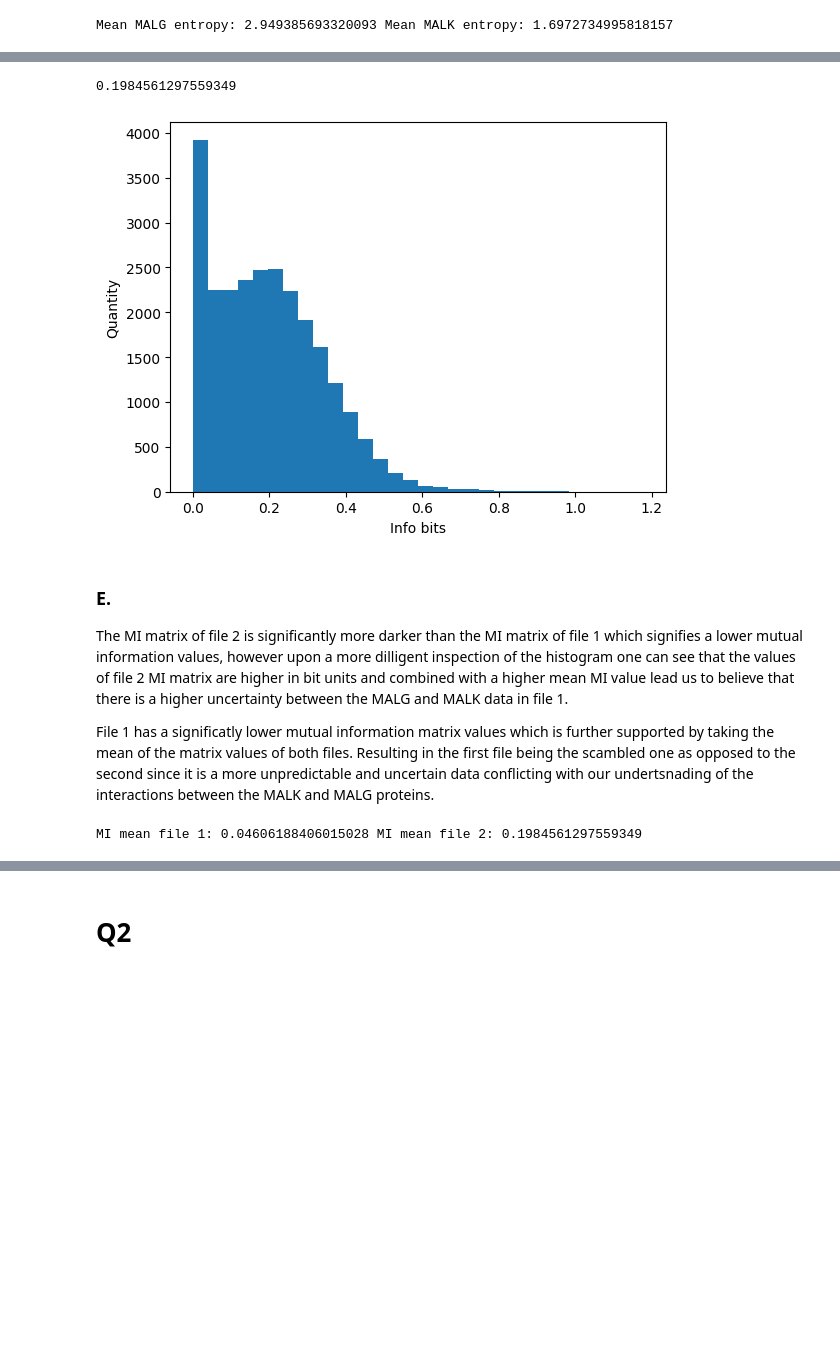
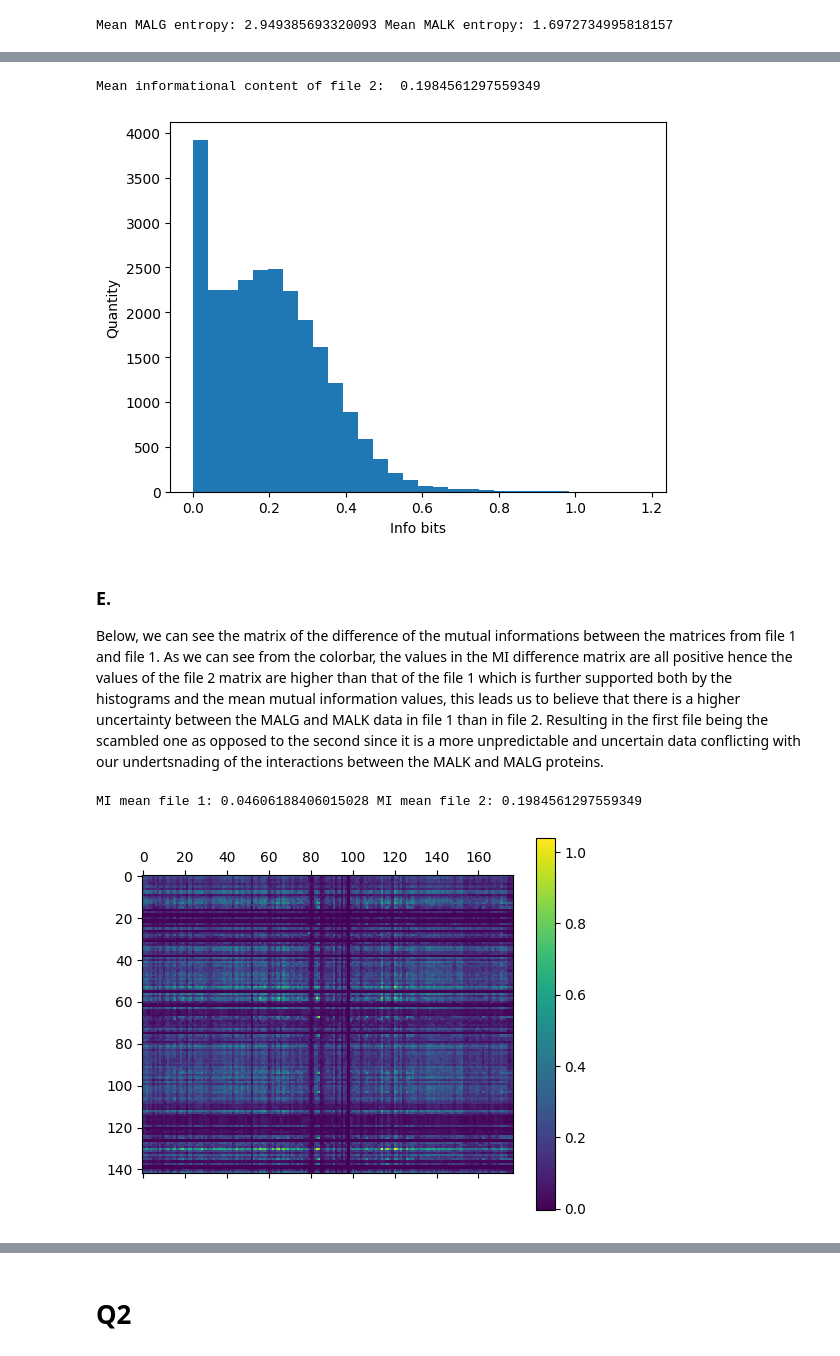
Before and after one commit to rubentium/BIO369, a Jupyter notebook: NAVASARDYAN_Ruben.ipynb, the cells around one changed output, grey strips where cells are left out. Saved outputs shown, nothing was run; the diff lists cells and outputs as text; code cells hidden in the pictures; blank space fills up the shorter version.

```diff
--- a/NAVASARDYAN_Ruben.ipynb
+++ b/NAVASARDYAN_Ruben.ipynb
@@ -145,22 +149,24 @@ plt.show()
 # %%
 plt.hist(info_mat2.flatten(), 30)
-print(np.mean(info_mat2.flatten()))
+print('Mean informational content of file 2: ', np.mean(info_mat2.flatten()))
 plt.xlabel('Info bits')
 plt.ylabel('Quantity')
 plt.show()
 # %% [output]
-0.1984561297559349
+Mean informational content of file 2:  0.1984561297559349
 [figure]
 # %% [markdown]
 ### E.
-The MI matrix of file 2 is significantly more darker than the MI matrix of file 1 which signifies a lower mutual information values, however upon a more dilligent inspection of the histogram one can see that the values of file 2 MI matrix are higher in bit units and combined with a higher mean MI value lead us to believe that there is a higher uncertainty between the MALG and MALK data in file 1.
-
-File 1 has a significatly lower mutual information matrix values which is further supported by taking the mean of the matrix values of both files. Resulting in the first file being the scambled one as opposed to the second since it is a more unpredictable and uncertain data conflicting with our undertsnading of the interactions between the MALK and MALG proteins.
+Below, we can see the matrix of the difference of the mutual informations between the matrices from file 1 and file 1. As we can see from the colorbar, the values in the MI difference matrix are all positive hence the values of the file 2 matrix are higher than that of the file 1 which is further supported both by the histograms and the mean mutual information values, this leads us to believe that there is a higher uncertainty between the MALG and MALK data in file 1 than in file 2. Resulting in the first file being the scambled one as opposed to the second since it is a more unpredictable and uncertain data conflicting with our undertsnading of the interactions between the MALK and MALG proteins.
 # %%
 avg_info1 = info_mat.mean()
 avg_info2 = info_mat2.mean()
 print('MI mean file 1:', avg_info1, 'MI mean file 2:', avg_info2)
+plt.matshow(-info_mat+info_mat2)
+plt.colorbar()
+plt.show()
 # %% [output]
 MI mean file 1: 0.04606188406015028 MI mean file 2: 0.1984561297559349
+[figure, added]
 # %% [markdown]
 ### F.
```
Also changed, not shown: parts of 17 cells of this notebook, 1 other file.
